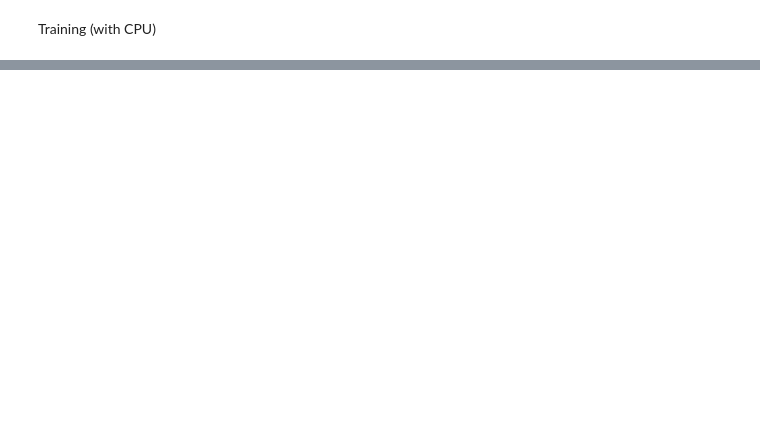
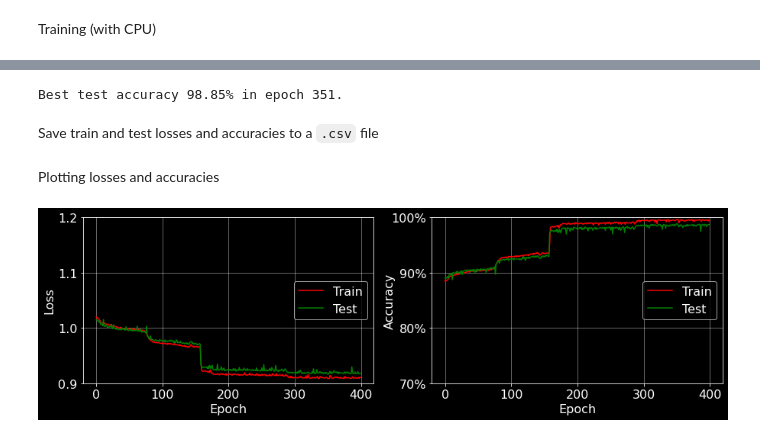
Before and after one commit to khoaguin/priv-sec-ai-blog, a Jupyter notebook: ecg-split-1DCNN-PySyft/ecg-split-1DCNN.ipynb, the cells around one changed output, grey strips where cells are left out. Saved outputs shown, nothing was run; the diff lists cells and outputs as text; code cells hidden in the pictures; blank space fills up the shorter version.

Commit message:
done training

```diff
--- a/ecg-split-1DCNN-PySyft/ecg-split-1DCNN.ipynb
+++ b/ecg-split-1DCNN-PySyft/ecg-split-1DCNN.ipynb
@@ -429,0 +358,7 @@ Epoch 353 - train
+# %%
+best_test_acc_epoch = np.array(test_accs).argmax() + 1
+print('Best test accuracy {:.2f}% in epoch {}.'.format(best_test_acc*100, best_test_acc_epoch))
+# %% [output]
+Best test accuracy 98.85% in epoch 351.
+# %% [markdown]
+Save train and test losses and accuracies to a `.csv` file
@@ -429,0 +375,39 @@ Epoch 353 - train
+# %% [markdown]
+Plotting losses and accuracies
+# %%
+df = pd.read_csv('loss_and_acc.csv')
+test_accs = df['test_acc']
+train_accs = df['acc']
+test_losses = df['test_loss']
+train_losses = df['loss']
+
+fig, ax = plt.subplots(1, 2, figsize=(15, 4))
+
+ax[0].plot(train_losses, color='red')
+ax[0].plot(test_losses, color='green')
+ax[0].set_xticks([0, 100, 200, 300, 400])
+ax[0].set_xlabel('Epoch', size=16)
+ax[0].set_ylabel('Loss', size=16)
+ax[0].set_ylim(0.9, 1.1)
+ax[0].set_yticks([0.9, 1.0, 1.1, 1.2])
+ax[0].grid(alpha=0.5)
+ax[0].tick_params(labelsize=16)
+ax[0].legend(['Train', 'Test'], loc='right', fontsize=16)
+
+
+ax[1].set_ylim(0.7, 1.0)
+ax[1].set_yticks([0.7, 0.8, 0.9, 1.0])
+ax[1].plot(train_accs, color='red')
+ax[1].plot(test_accs, color='green')
+yt = ax[1].get_yticks()
+ax[1].set_yticklabels(['{:,.0%}'.format(x) for x in yt])
+ax[1].set_xticks([0, 100, 200, 300, 400])
+ax[1].set_xlabel('Epoch', size=16)
+ax[1].set_ylabel('Accuracy', size=16, labelpad=-5)
+ax[1].grid(alpha=0.5)
+ax[1].tick_params(labelsize=16)
+ax[1].legend(['Train', 'Test'], loc='right', fontsize=16)
+
+fig.savefig('loss_acc_conv2_split_seed.pdf', bbox_inches='tight')
+# %% [output]
+[figure, added]
```
Also changed, not shown: parts of 17 cells of this notebook, 5 other files.
